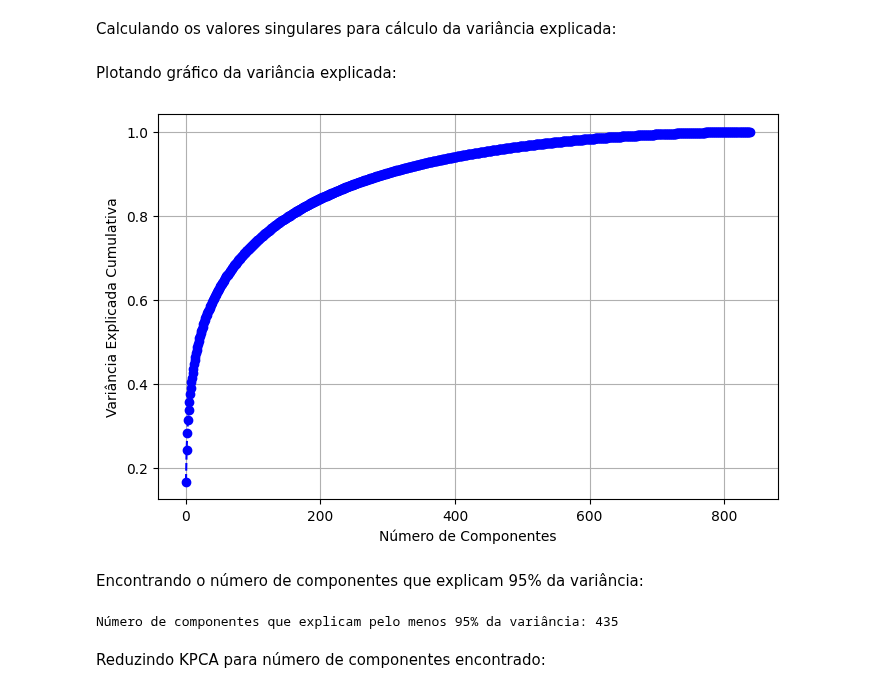
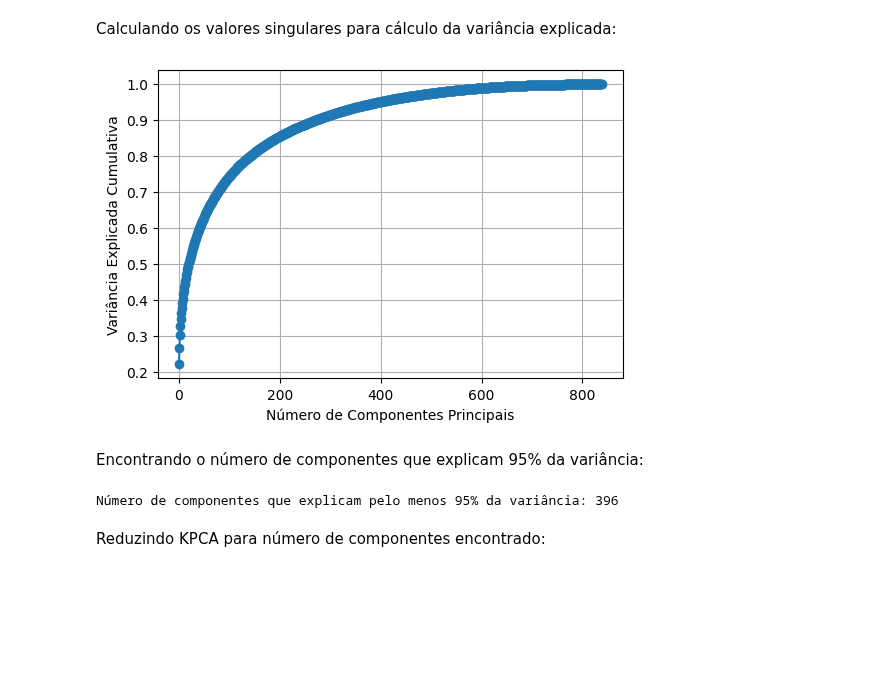
Before and after one commit to lorran-araujo/LNCC, a Jupyter notebook: disciplinas/redes-neurais/codes/lista3/exercicio1.ipynb, the cells around one changed output. Drawn from its saved outputs; the diff is of its cells as text; code cells hidden in the pictures; blank space fills up the shorter version.

```diff
--- a/disciplinas/redes-neurais/codes/lista3/exercicio1.ipynb
+++ b/disciplinas/redes-neurais/codes/lista3/exercicio1.ipynb
@@ -40,7 +48,7 @@ x_filt, y_filt = x_all[train_filter.flatten()], y_all[train_filter.flatten()]
 Diminuindo o conjunto de dados:
 # %%
 sample_size = 0.1
-X_sample, _, y_sample, _ = train_test_split(x_filt, y_filt, test_size=1-sample_size, random_state=42)
+X_sample, _, y_sample, _ = train_test_split(x_filt, y_filt, test_size=1-sample_size, random_state=42, stratify=y_filt)
 print(x_filt.shape)
 print(X_sample.shape)
 # %% [output]
@@ -104,6 +112,6 @@ x_sample_scaled = scaler.fit_transform(x_all_gray_flattened)
 # %% [markdown]
 Dividindo dados em teste e treino, e embaralhando:
 # %%
-X_train, X_test, y_train, y_test = train_test_split(x_sample_scaled, y_sample, test_size=0.3, random_state=42, shuffle=True)
+X_train, X_test, y_train, y_test = train_test_split(x_sample_scaled, y_sample, test_size=0.3, random_state=42, shuffle=True, stratify=y_sample)
 # %% [markdown]
 Olhando a distribuição do conjunto de testes:
@@ -133,8 +155,7 @@ plt.show()
 # %% [markdown]
 Aplicando KPCA:
 # %%
-#kpca = KernelPCA(kernel='poly', gamma=0.1, fit_inverse_transform=True)  # Usando kernel polinomial
-kpca = KernelPCA(kernel='poly', fit_inverse_transform=True)
+kpca = KernelPCA(kernel='poly', gamma=0.1, fit_inverse_transform=True)
 x_train_kpca = kpca.fit_transform(X_train)
 # %% [markdown]
 Calculando os valores singulares para cálculo da variância explicada:
@@ -147,24 +162,26 @@ variancia_explicada_cumulativa = np.cumsum(S ** 2 / np.sum(S ** 2))
-# %% [markdown]
-Plotando gráfico da variância explicada:
+# %%
+# Autovalores
+lambdas = kpca.eigenvalues_
+
+# Variância explicada aproximada (usando autovalores)
+variancia_explicada_cumulativa = lambdas / np.sum(lambdas)
 # %%
-# Plotar o gráfico
-plt.figure(figsize=(8, 5))
-plt.plot(variancia_explicada_cumulativa, marker='o', linestyle='--', color='b')
-plt.xlabel('Número de Componentes')
+plt.figure(figsize=(6, 4))
+plt.plot(np.cumsum(variancia_explicada_cumulativa), marker='o')
+plt.xlabel('Número de Componentes Principais')
 plt.ylabel('Variância Explicada Cumulativa')
-#plt.title('Gráfico de Variância Explicada Cumulativa por Componentes KPCA')
 plt.grid()
 plt.show()
 # %% [output]
-[figure, old version]
+[figure, new version]
 # %% [markdown]
 Encontrando o número de componentes que explicam 95% da variância:
 # %%
-n_componentes_95 = np.argmax(variancia_explicada_cumulativa >= 0.95) + 1
+n_componentes_95 = np.argmax(np.cumsum(variancia_explicada_cumulativa) >= 0.95) + 1
 
 print(f'Número de componentes que explicam pelo menos 95% da variância: {n_componentes_95}')
 # %% [output]
-Número de componentes que explicam pelo menos 95% da variância: 435
+Número de componentes que explicam pelo menos 95% da variância: 396
 # %% [markdown]
 Reduzindo KPCA para número de componentes encontrado:
 # %%
```
Also changed, not shown: parts of 18 cells of this notebook, 5 other files.
